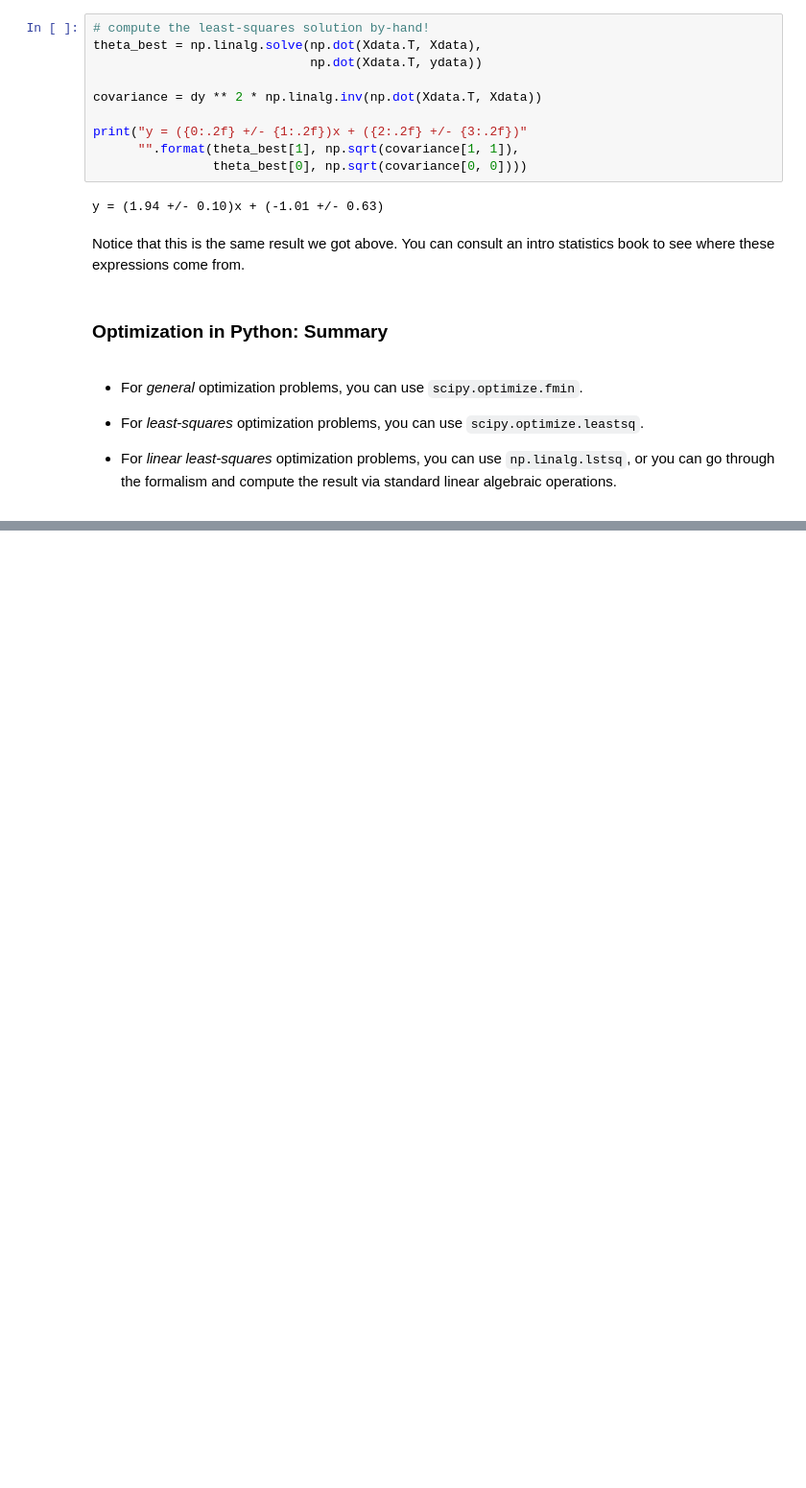
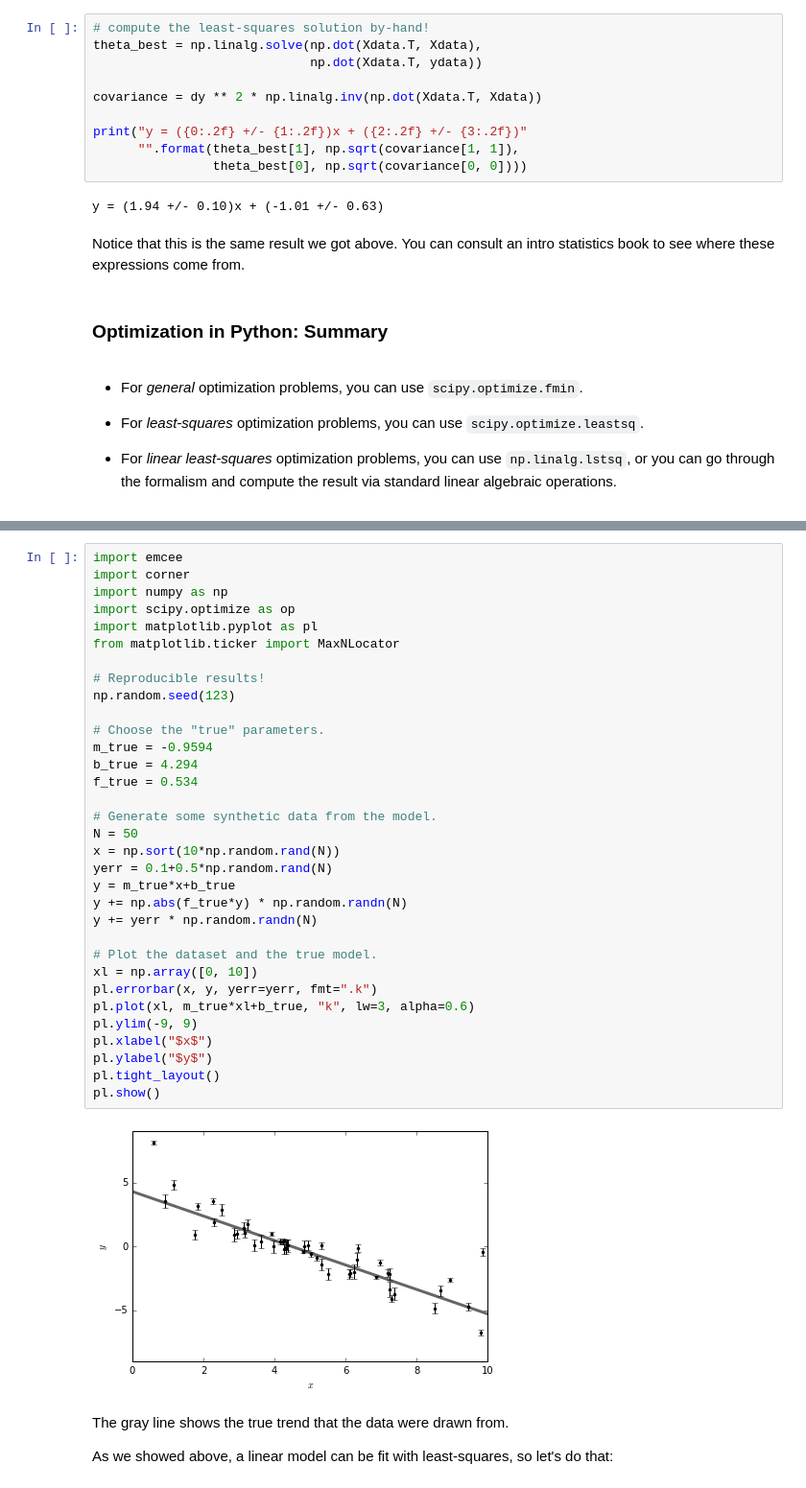
Before and after one commit to bretthandrews/astropgh-boot-camp-2020, a Jupyter notebook: notebooks/14_Optimization.ipynb, the cells around one changed output, grey strips where cells are left out. Shown at 96% size. Drawn from its saved outputs; the diff is of its cells as text; blank space fills up the shorter version.

```diff
--- a/notebooks/14_Optimization.ipynb
+++ b/notebooks/14_Optimization.ipynb
@@ -730,0 +228,39 @@ Turn in the homework again via github, using the filename ``HW3.ipynb``.
+# %%
+import emcee
+import corner
+import numpy as np
+import scipy.optimize as op
+import matplotlib.pyplot as pl
+from matplotlib.ticker import MaxNLocator
+
+# Reproducible results!
+np.random.seed(123)
+
+# Choose the "true" parameters.
+m_true = -0.9594
+b_true = 4.294
+f_true = 0.534
+
+# Generate some synthetic data from the model.
+N = 50
+x = np.sort(10*np.random.rand(N))
+yerr = 0.1+0.5*np.random.rand(N)
+y = m_true*x+b_true
+y += np.abs(f_true*y) * np.random.randn(N)
+y += yerr * np.random.randn(N)
+
+# Plot the dataset and the true model.
+xl = np.array([0, 10])
+pl.errorbar(x, y, yerr=yerr, fmt=".k")
+pl.plot(xl, m_true*xl+b_true, "k", lw=3, alpha=0.6)
+pl.ylim(-9, 9)
+pl.xlabel("$x$")
+pl.ylabel("$y$")
+pl.tight_layout()
+pl.show()
+# %% [output]
+[figure, added]
+# %% [markdown]
+The gray line shows the true trend that the data were drawn from.
+
+As we showed above, a linear model can be fit with least-squares, so let's do that:
```
Also changed, not shown: parts of 97 cells of this notebook, 4 other files.
